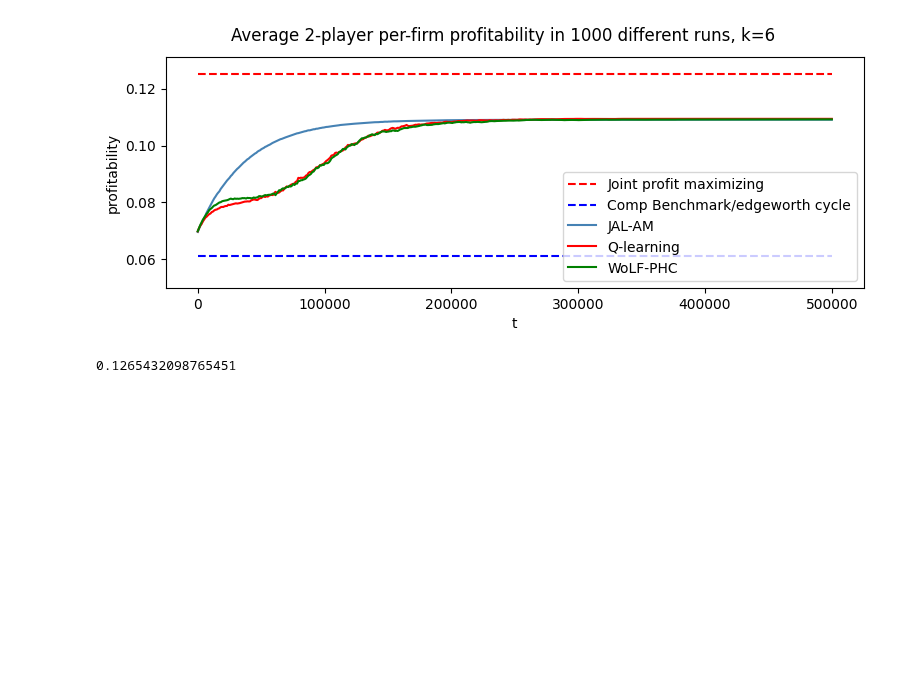
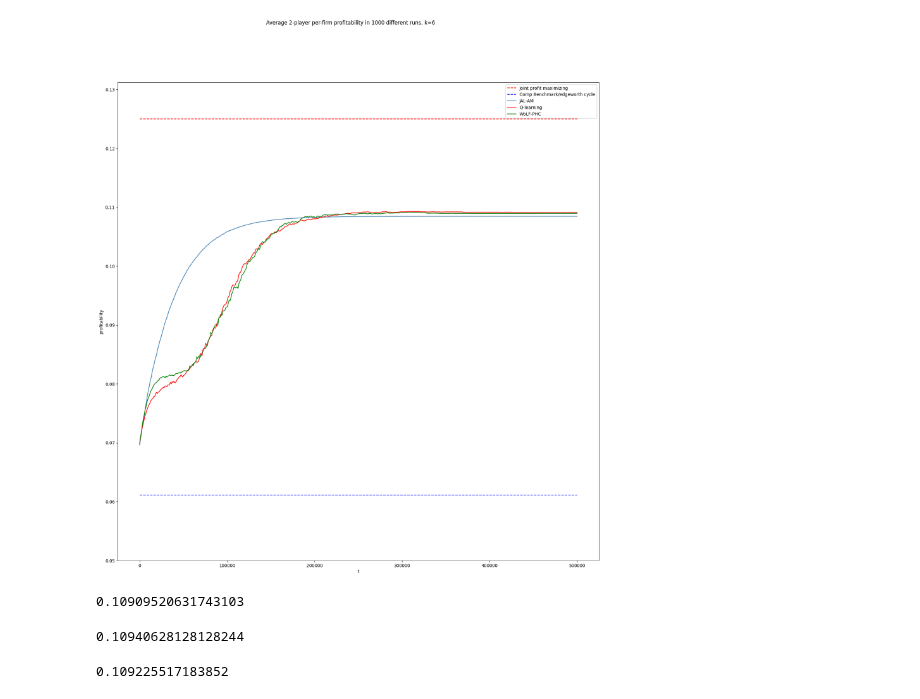
Before and after one commit to nicklasbusk/Bachelorprojekt, a Jupyter notebook: Code/graphs.ipynb, the cells around one changed output. Drawn from its saved outputs; the diff is of its cells as text; code cells hidden in the pictures; blank space fills up the shorter version.

```diff
--- a/Code/graphs.ipynb
+++ b/Code/graphs.ipynb
@@ -22,7 +22,7 @@ def run_sim( alpha, gamma, delta_l, delta_w, k, T, n):#(0.3,0.95,0.2,0.6,np.lins
     #t=n
     # simulating n runs of Klein_simulation
     #for i in range(0, n):
-    for i in tqdm(range(n), desc='Progress 1/3', leave=True):
+    for i in tqdm(range(n), desc='JAL-AM 1/3', leave=True):
         p_table, avg_profs1, avg_profs2 = JAL_AM(alpha, gamma, T, k)
         per_firm_profit = np.sum([avg_profs1, avg_profs2], axis=0)/2
         summed_avg_profitabilities = np.sum([summed_avg_profitabilities, per_firm_profit], axis=0)
@@ -35,7 +35,7 @@ def run_sim( alpha, gamma, delta_l, delta_w, k, T, n):#(0.3,0.95,0.2,0.6,np.lins
     summed_avg_profitabilities = np.zeros(num_calcs)
     #t=n
     # simulating n runs of Klein_simulation
-    for i in tqdm(range(n), desc='Progress 2/3', leave=True):
+    for i in tqdm(range(n), desc='Q-learning 2/3', leave=True):
         p_table, avg_profs1, avg_profs2 = Q_learner(alpha, gamma, T, k)
         per_firm_profit = np.sum([avg_profs1, avg_profs2], axis=0)/2
         summed_avg_profitabilities = np.sum([summed_avg_profitabilities, per_firm_profit], axis=0)
@@ -47,7 +47,7 @@ def run_sim( alpha, gamma, delta_l, delta_w, k, T, n):#(0.3,0.95,0.2,0.6,np.lins
     summed_avg_profitabilities = np.zeros(num_calcs)
     #t=n
     # simulating n runs of Klein_simulation avg_profs1, avg_profs2, p_table, policy_1, policy_2
-    for i in tqdm(range(n), desc='Progress 3/3', leave=True):# (0.3, 0.6, 0.2, 0.95, np.linspace(0,1,49), 500000)
+    for i in tqdm(range(n), desc='WoLF-PHC 3/3', leave=True):# (0.3, 0.6, 0.2, 0.95, np.linspace(0,1,49), 500000)
         avg_profs1, avg_profs2, p_table, = WoLF_PHC(alpha, delta_l, delta_w, gamma, k, T)
         per_firm_profit = np.sum([avg_profs1, avg_profs2], axis=0)/2
         summed_avg_profitabilities = np.sum([summed_avg_profitabilities, per_firm_profit], axis=0)
@@ -59,23 +59,34 @@ def run_sim( alpha, gamma, delta_l, delta_w, k, T, n):#(0.3,0.95,0.2,0.6,np.lins
 # %%
 JAL_AM_res,Q_learner_res, WoLF_PHC_res, t, k=run_sim(0.3,0.95,0.2,0.6,np.linspace(0,1,7),500000,1000)
 # %%
-fig, axs = plt.subplots(1, 1, figsize=(9,3))
+fig, axs = plt.subplots(1, 1, figsize=(20,20))
 fig.suptitle("Average 2-player per-firm profitability in {} different runs, k={}".format(t, k-1))
 axs.set_xlabel("t")
 axs.set_ylabel("profitability")
 xs = np.linspace(0, 500000, 499)
 axs.set_ylim(0.05,0.125+(0.125*0.05))
 axs.hlines(0.125, xmin=xs[0], xmax=xs[-1], colors='red', linestyles='dashed', label='Joint profit maximizing')
 axs.hlines(0.0611, xmin=xs[0], xmax=xs[-1], colors='blue', linestyles='dashed', label='Comp Benchmark/edgeworth cycle')#konstant taget fra johanne og morten
 axs.plot(xs, JAL_AM_res, color="steelblue", label = "JAL-AM")
 axs.plot(xs, Q_learner_res, color="red", label = "Q-learning")
 axs.plot(xs, WoLF_PHC_res, color="green", label = "WoLF-PHC")
+
+
 axs.legend()  # Show the legend to display the label of the newly added line
 
 plt.show()
 # %% [output]
-[figure, old version]
+[figure, new version]
 # %%
 JAL_AM_res[498]
 # %% [output]
-0.1265432098765451
+0.10909520631743103
+# %%
+
+Q_learner_res[498]
+# %% [output]
+0.10940628128128244
+# %%
+WoLF_PHC_res[498]
+# %% [output]
+0.109225517183852
```
Also changed, not shown: 5 other files.
